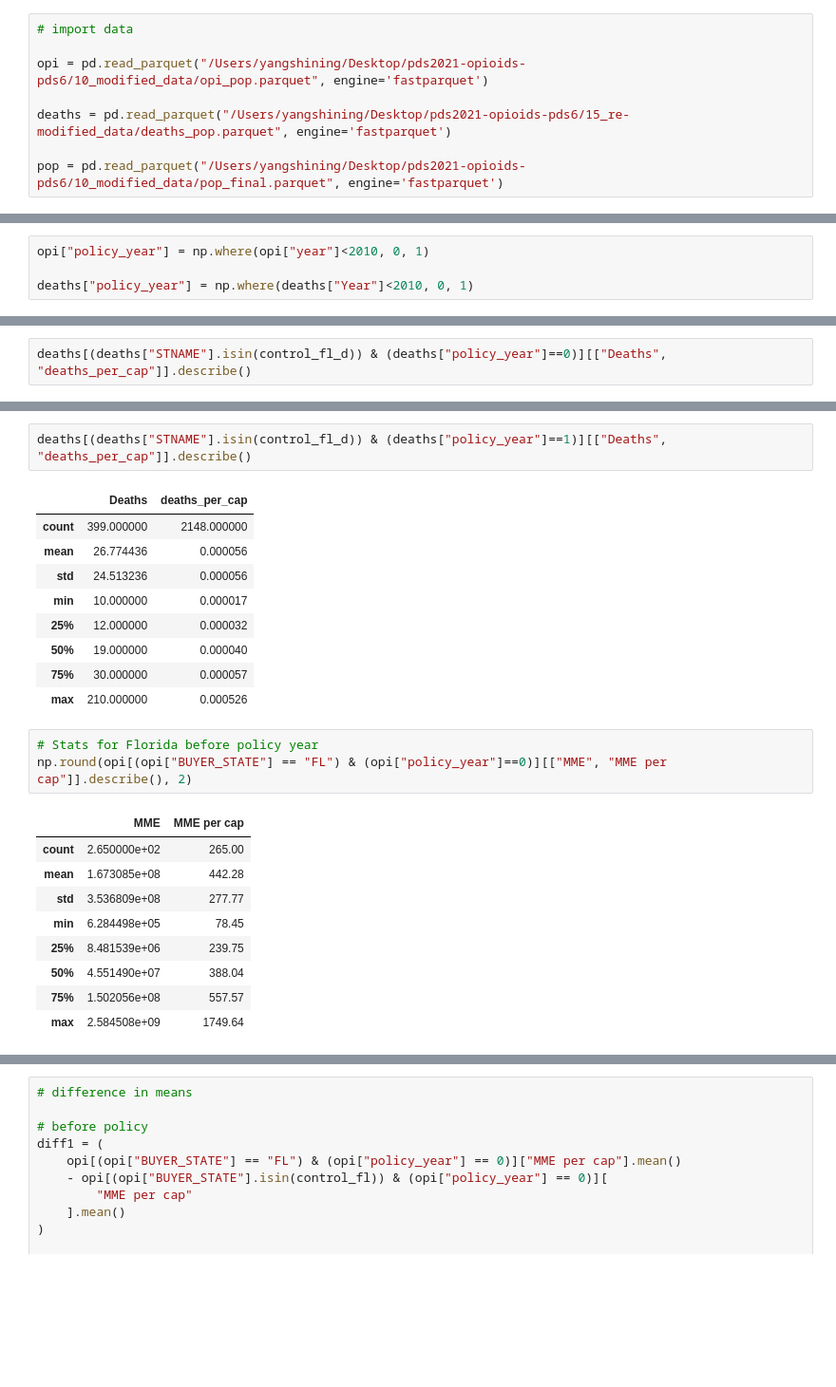
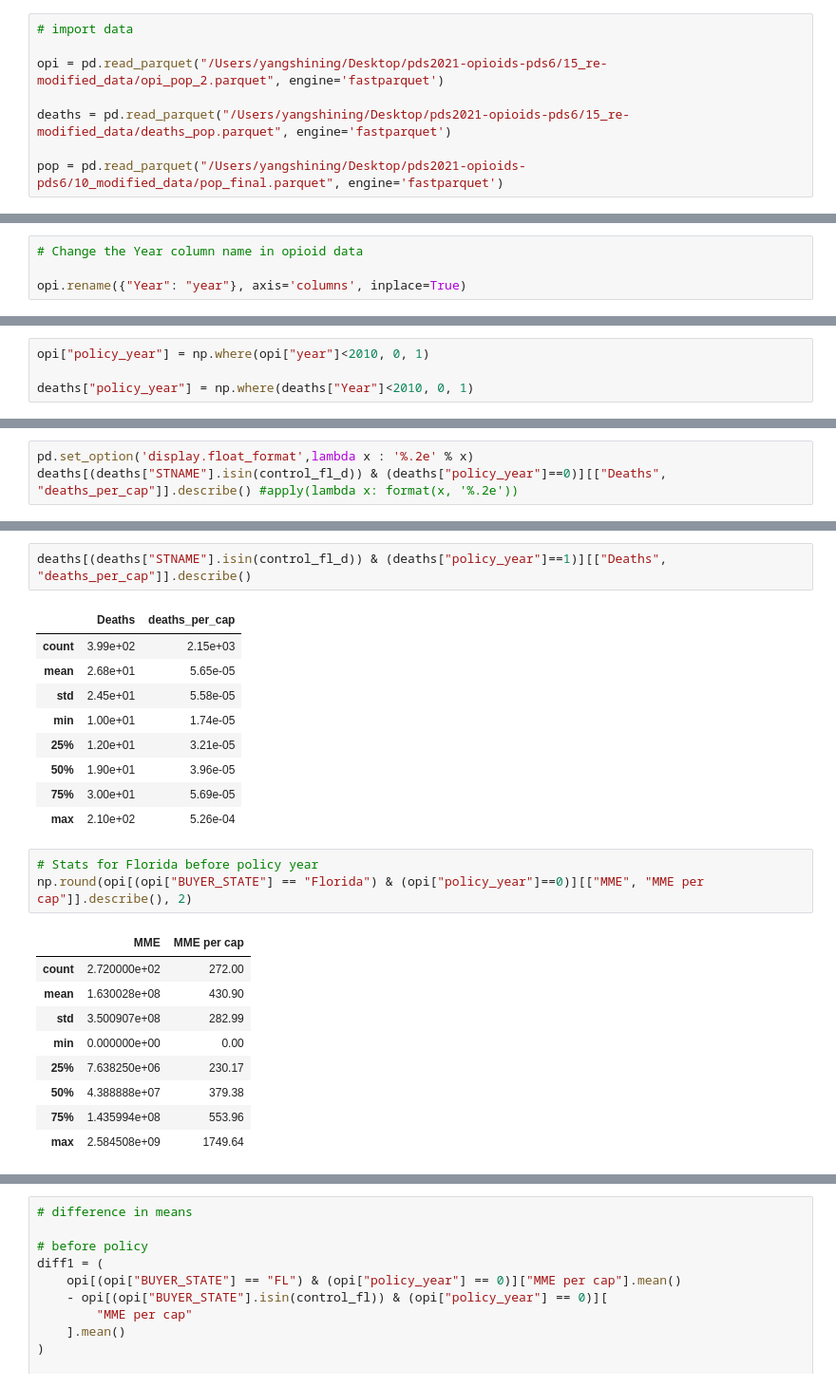
Before and after one commit to ShiningYang0207/opioid-control-policy, a Jupyter notebook: 25_modified_modeling/summary_stats.ipynb, the cells around one changed output, grey strips where cells are left out. Shown at 95% size. Cells and saved outputs as stored; diff of their text form; blank space fills up the shorter version.

```diff
--- a/25_modified_modeling/summary_stats.ipynb
+++ b/25_modified_modeling/summary_stats.ipynb
@@ -4,7 +4,7 @@ import numpy as np
 # %%
 # import data
 
-opi = pd.read_parquet("/Users/yangshining/Desktop/pds2021-opioids-pds6/10_modified_data/opi_pop.parquet", engine='fastparquet')
+opi = pd.read_parquet("/Users/yangshining/Desktop/pds2021-opioids-pds6/15_re-modified_data/opi_pop_2.parquet", engine='fastparquet')
 
 deaths = pd.read_parquet("/Users/yangshining/Desktop/pds2021-opioids-pds6/15_re-modified_data/deaths_pop.parquet", engine='fastparquet')
 
@@ -27,3 +27,7 @@ opi.sample(10)
+# %%
+# Change the Year column name in opioid data
+
+opi.rename({"Year": "year"}, axis='columns', inplace=True)
 # %%
 deaths.sample(10)
 # %% [output]
@@ -64,5 +98,6 @@ np.round(opi[(opi["BUYER_STATE"].isin(control_fl)) & (opi["policy_year"]==0)][["
 | max | 5.121900e+08 | 1476.92 |
 # %%
-deaths[(deaths["STNAME"].isin(control_fl_d)) & (deaths["policy_year"]==0)][["Deaths", "deaths_per_cap"]].describe()
+pd.set_option('display.float_format',lambda x : '%.2e' % x)
+deaths[(deaths["STNAME"].isin(control_fl_d)) & (deaths["policy_year"]==0)][["Deaths", "deaths_per_cap"]].describe() #apply(lambda x: format(x, '%.2e'))
 # %% [output]
 |  | Deaths | deaths_per_cap |
@@ -92,26 +128,26 @@ np.round(opi[(opi["BUYER_STATE"].isin(control_fl)) & (opi["policy_year"]==1)][["
 deaths[(deaths["STNAME"].isin(control_fl_d)) & (deaths["policy_year"]==1)][["Deaths", "deaths_per_cap"]].describe()
 # %% [output]
 |  | Deaths | deaths_per_cap |
-| count | 399.000000 | 2148.000000 |
-| mean | 26.774436 | 0.000056 |
-| std | 24.513236 | 0.000056 |
-| min | 10.000000 | 0.000017 |
-| 25% | 12.000000 | 0.000032 |
-| 50% | 19.000000 | 0.000040 |
-| 75% | 30.000000 | 0.000057 |
-| max | 210.000000 | 0.000526 |
+| count | 3.99e+02 | 2.15e+03 |
+| mean | 2.68e+01 | 5.65e-05 |
+| std | 2.45e+01 | 5.58e-05 |
+| min | 1.00e+01 | 1.74e-05 |
+| 25% | 1.20e+01 | 3.21e-05 |
+| 50% | 1.90e+01 | 3.96e-05 |
+| 75% | 3.00e+01 | 5.69e-05 |
+| max | 2.10e+02 | 5.26e-04 |
 # %%
 # Stats for Florida before policy year
-np.round(opi[(opi["BUYER_STATE"] == "FL") & (opi["policy_year"]==0)][["MME", "MME per cap"]].describe(), 2)
+np.round(opi[(opi["BUYER_STATE"] == "Florida") & (opi["policy_year"]==0)][["MME", "MME per cap"]].describe(), 2)
 # %% [output]
 |  | MME | MME per cap |
-| count | 2.650000e+02 | 265.00 |
-| mean | 1.673085e+08 | 442.28 |
-| std | 3.536809e+08 | 277.77 |
-| min | 6.284498e+05 | 78.45 |
-| 25% | 8.481539e+06 | 239.75 |
-| 50% | 4.551490e+07 | 388.04 |
-| 75% | 1.502056e+08 | 557.57 |
+| count | 2.720000e+02 | 272.00 |
+| mean | 1.630028e+08 | 430.90 |
+| std | 3.500907e+08 | 282.99 |
+| min | 0.000000e+00 | 0.00 |
+| 25% | 7.638250e+06 | 230.17 |
+| 50% | 4.388888e+07 | 379.38 |
+| 75% | 1.435994e+08 | 553.96 |
 | max | 2.584508e+09 | 1749.64 |
 # %%
 deaths[(deaths["STNAME"]=="Florida") & (deaths["policy_year"]==0)][["Deaths", "deaths_per_cap"]].describe()
```
Also changed, not shown: parts of 32 cells of this notebook, 4 other files.
